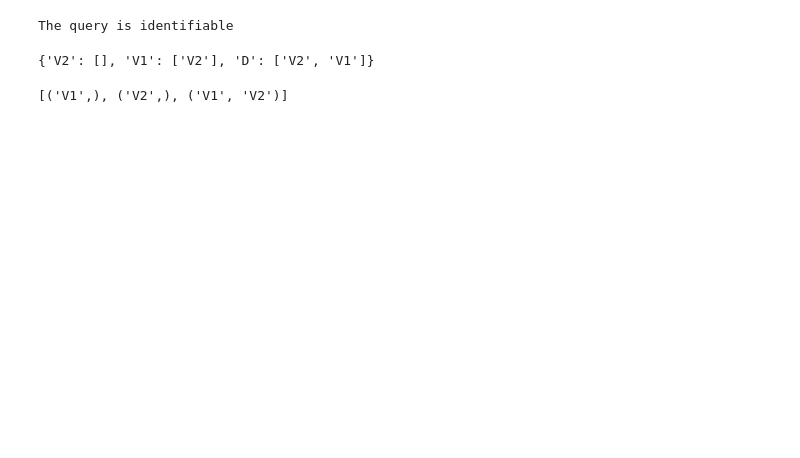
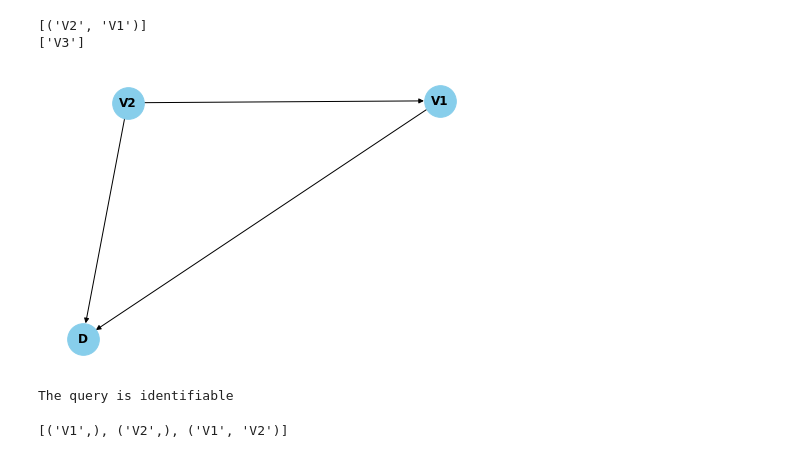
Before and after one commit to aliash98/BPM_CausalReasoning, a Jupyter notebook: IDwithMarkovianInput.ipynb, the cells around one changed output. Saved outputs shown, nothing was run; the diff lists cells and outputs as text; code cells hidden in the pictures; blank space fills up the shorter version.

```diff
--- a/IDwithMarkovianInput.ipynb
+++ b/IDwithMarkovianInput.ipynb
@@ -105,3 +106,12 @@ print(grey_nodes)
+# %%
+final_graph, confounded_vars = markov_to_semimarkov(G)
+nx.draw(final_graph, with_labels=True, font_weight='bold', node_size=1000, node_color = 'skyblue')
+print(confounded_vars)
+print(grey_nodes)
+# %% [output]
+[('V2', 'V1')]
+['V3']
+[figure, added]
 # %%
 # Feeding it to ID algrotihm
 
@@ -132,8 +133,4 @@ else:
 # TODO: show latex doesn't work after print
 # %% [output]
 The query is identifiable
-# %%
-nx.to_dict_of_lists(final_graph.reverse(copy=True))
-# %% [output]
-{'V2': [], 'V1': ['V2'], 'D': ['V2', 'V1']}
 # %%
```
Also changed, not shown: parts of 6 cells of this notebook.
